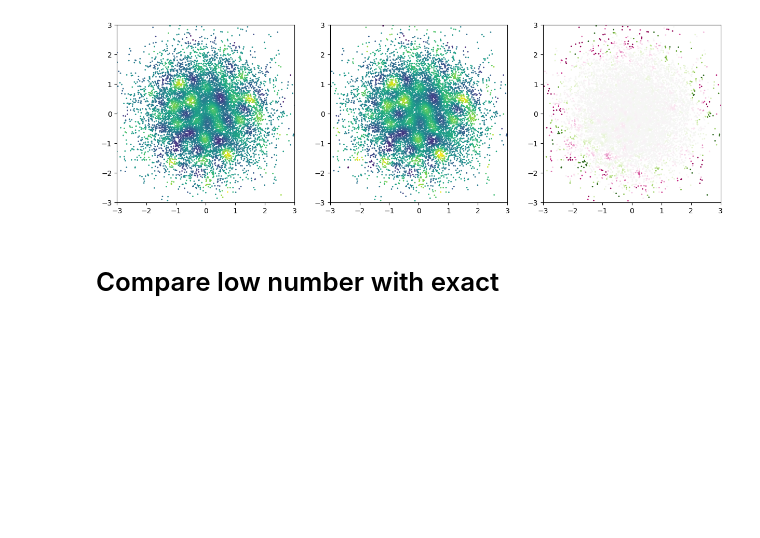
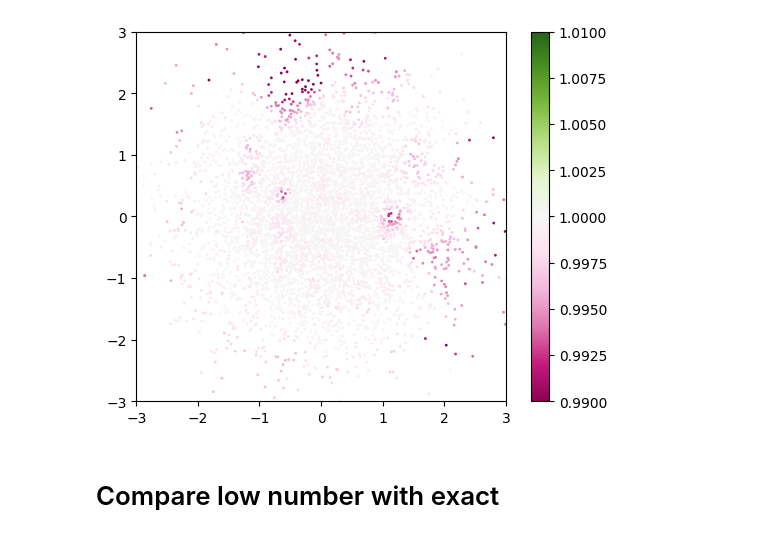
Before and after one commit to stanford-ism/graphgp, a Jupyter notebook: basic.ipynb, the cells around one changed output. Cells and saved outputs as stored; diff of their text form; code cells hidden in the pictures; blank space fills up the shorter version.

```diff
--- a/basic.ipynb
+++ b/basic.ipynb
@@ -81,13 +77,22 @@ values = gp.generate(points, neighbors, offsets, bessel_cov, xi)
-# %%
-fig, axes = plt.subplots(figsize=(15,5), ncols=3)
-axes[0].scatter(*points.T, c=true_values, s=1)
-axes[1].scatter(*points.T, c=values, s=1)
-axes[2].scatter(*points.T, c=true_values - values, s=1, cmap='PiYG', vmin=-1, vmax=1)
-for ax in axes:
-    ax.set(aspect='equal', xlim=(-3,3), ylim=(-3,3))
-plt.show()
-# %% [output]
-[figure, removed]
+# %%
+rng, key = jr.split(rng)
+points = jr.normal(key, shape=(5_000, 2))
+graph = gp.build_graph(points, n0=100, k=16)
+covariance = gp.MaternCovariance(p=0)
+# %%
+func = Partial(gp.generate, graph, covariance)
+test_xi = jnp.zeros(len(points))
+J = jax.jit(jax.jacfwd(func))(test_xi)
+K = J @ J.T
+# %%
+sigma = jnp.sqrt(jnp.diag(K))
+
+plt.scatter(*points.T, c=sigma, cmap='PiYG', s=1, vmin=0.99, vmax=1.01)
+plt.gca().set(aspect='equal', xlim=(-3,3), ylim=(-3,3))
+plt.colorbar()
+plt.show()
+# %% [output]
+[figure, added]
 # %% [markdown]
 # Compare low number with exact
 # %%
```
Also changed, not shown: parts of 15 cells of this notebook, 10 other files.
